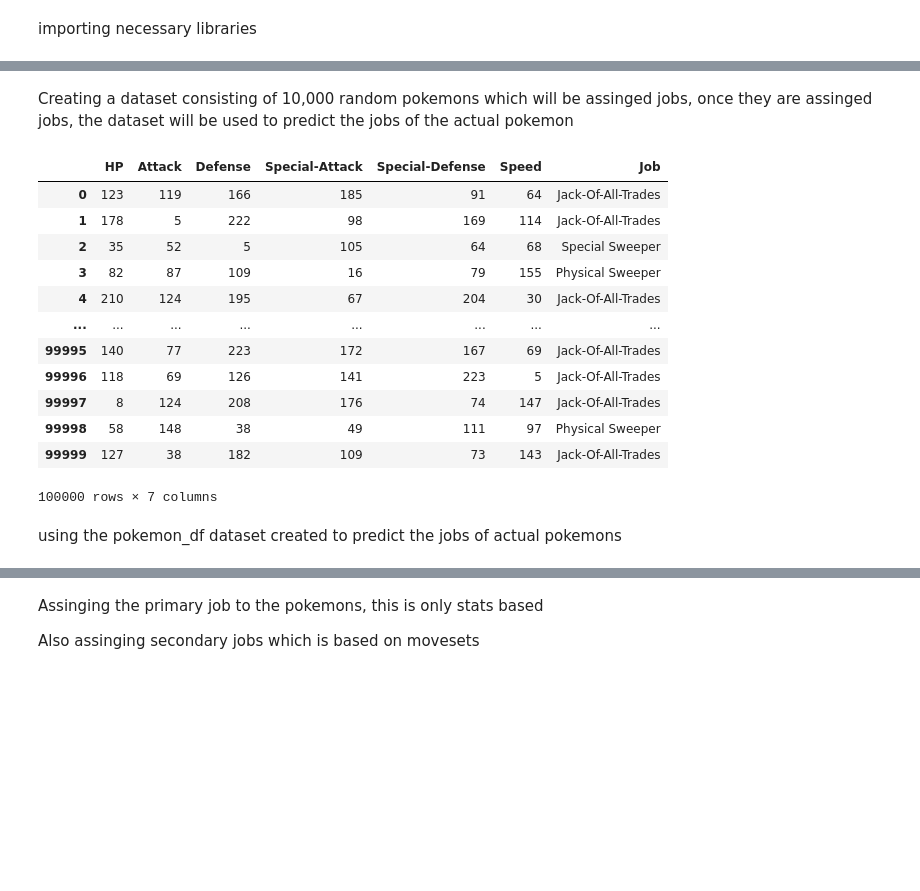
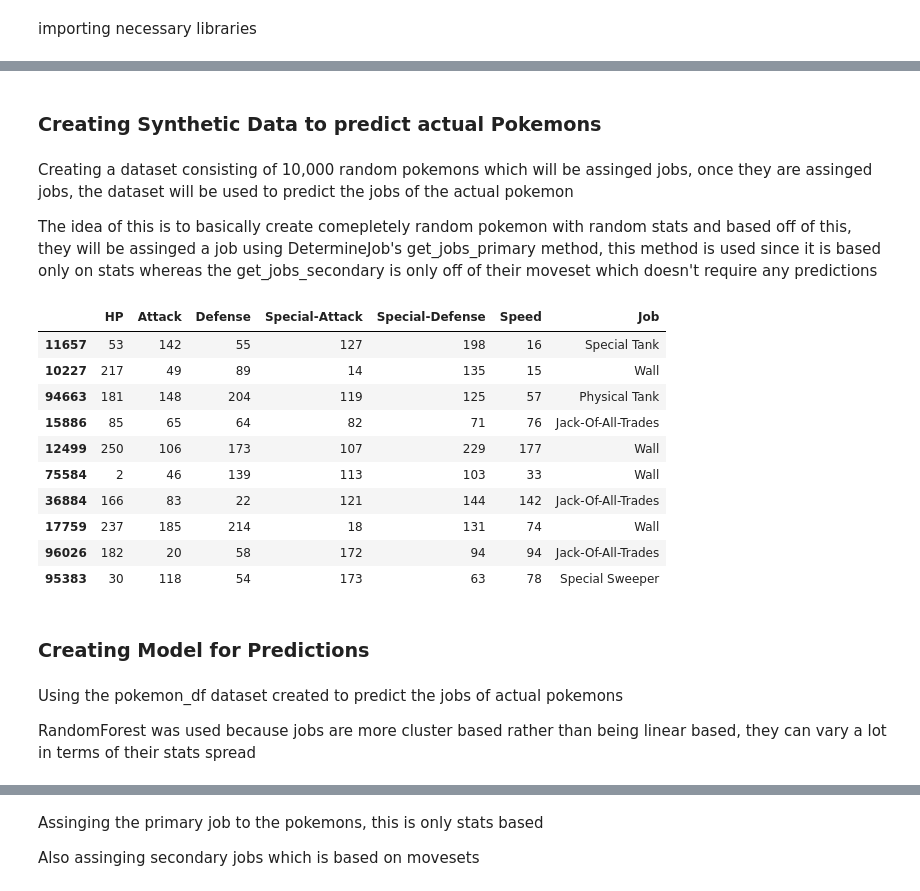
Before and after one commit to syedramim/Elo-Rating-Analysis, a Jupyter notebook: pokemon_rating.ipynb, the cells around one changed output, grey strips where cells are left out. Cells and saved outputs as stored; diff of their text form; code cells hidden in the pictures; blank space fills up the shorter version.

```diff
--- a/pokemon_rating.ipynb
+++ b/pokemon_rating.ipynb
@@ -140,28 +160,33 @@ kingler Physical Sweeper
 ['Staller', 'Toxi-Shufflers']
 voltorb Special Sweeper
 ['Staller', 'Toxi-Shufflers']
+# %% [markdown]
+### Creating Synthetic Data to predict actual Pokemons
 # %% [markdown]
 Creating a dataset consisting of 10,000 random pokemons which will be assinged jobs, once they are assinged jobs, the dataset will be used to predict the jobs of the actual pokemon
+
+The idea of this is to basically create comepletely random pokemon with random stats and based off of this, they will be assinged a job using DetermineJob's get_jobs_primary method, this method is used since it is based only on stats whereas the get_jobs_secondary is only off of their moveset which doesn't require any predictions
 # %%
 pokemon_df = generate_random_pokemon(100000)
+pokemon_df.sample(n=10)
+# %% [output]
+|  | HP | Attack | Defense | Special-Attack | Special-Defense | Speed | Job |
+| 11657 | 53 | 142 | 55 | 127 | 198 | 16 | Special Tank |
+| 10227 | 217 | 49 | 89 | 14 | 135 | 15 | Wall |
+| 94663 | 181 | 148 | 204 | 119 | 125 | 57 | Physical Tank |
+| 15886 | 85 | 65 | 64 | 82 | 71 | 76 | Jack-Of-All-Trades |
+| 12499 | 250 | 106 | 173 | 107 | 229 | 177 | Wall |
+| 75584 | 2 | 46 | 139 | 113 | 103 | 33 | Wall |
+| 36884 | 166 | 83 | 22 | 121 | 144 | 142 | Jack-Of-All-Trades |
+| 17759 | 237 | 185 | 214 | 18 | 131 | 74 | Wall |
+| 96026 | 182 | 20 | 58 | 172 | 94 | 94 | Jack-Of-All-Trades |
+| 95383 | 30 | 118 | 54 | 173 | 63 | 78 | Special Sweeper |
-# %%
-pokemon_df
-# %% [output]
-|  | HP | Attack | Defense | Special-Attack | Special-Defense | Speed | Job |
-| 0 | 123 | 119 | 166 | 185 | 91 | 64 | Jack-Of-All-Trades |
-| 1 | 178 | 5 | 222 | 98 | 169 | 114 | Jack-Of-All-Trades |
-| 2 | 35 | 52 | 5 | 105 | 64 | 68 | Special Sweeper |
-| 3 | 82 | 87 | 109 | 16 | 79 | 155 | Physical Sweeper |
-| 4 | 210 | 124 | 195 | 67 | 204 | 30 | Jack-Of-All-Trades |
-| ... | ... | ... | ... | ... | ... | ... | ... |
-| 99995 | 140 | 77 | 223 | 172 | 167 | 69 | Jack-Of-All-Trades |
-| 99996 | 118 | 69 | 126 | 141 | 223 | 5 | Jack-Of-All-Trades |
-| 99997 | 8 | 124 | 208 | 176 | 74 | 147 | Jack-Of-All-Trades |
-| 99998 | 58 | 148 | 38 | 49 | 111 | 97 | Physical Sweeper |
-| 99999 | 127 | 38 | 182 | 109 | 73 | 143 | Jack-Of-All-Trades |
-100000 rows × 7 columns
-# %% [markdown]
-using the pokemon_df dataset created to predict the jobs of actual pokemons
+# %% [markdown]
+### Creating Model for Predictions
+# %% [markdown]
+Using the pokemon_df dataset created to predict the jobs of actual pokemons
+
+RandomForest was used because jobs are more cluster based rather than being linear based, they can vary a lot in terms of their stats spread
 # %%
 from sklearn.model_selection import train_test_split
 from sklearn.ensemble import RandomForestClassifier
```
Also changed, not shown: parts of 27 cells of this notebook, 4 other files.
